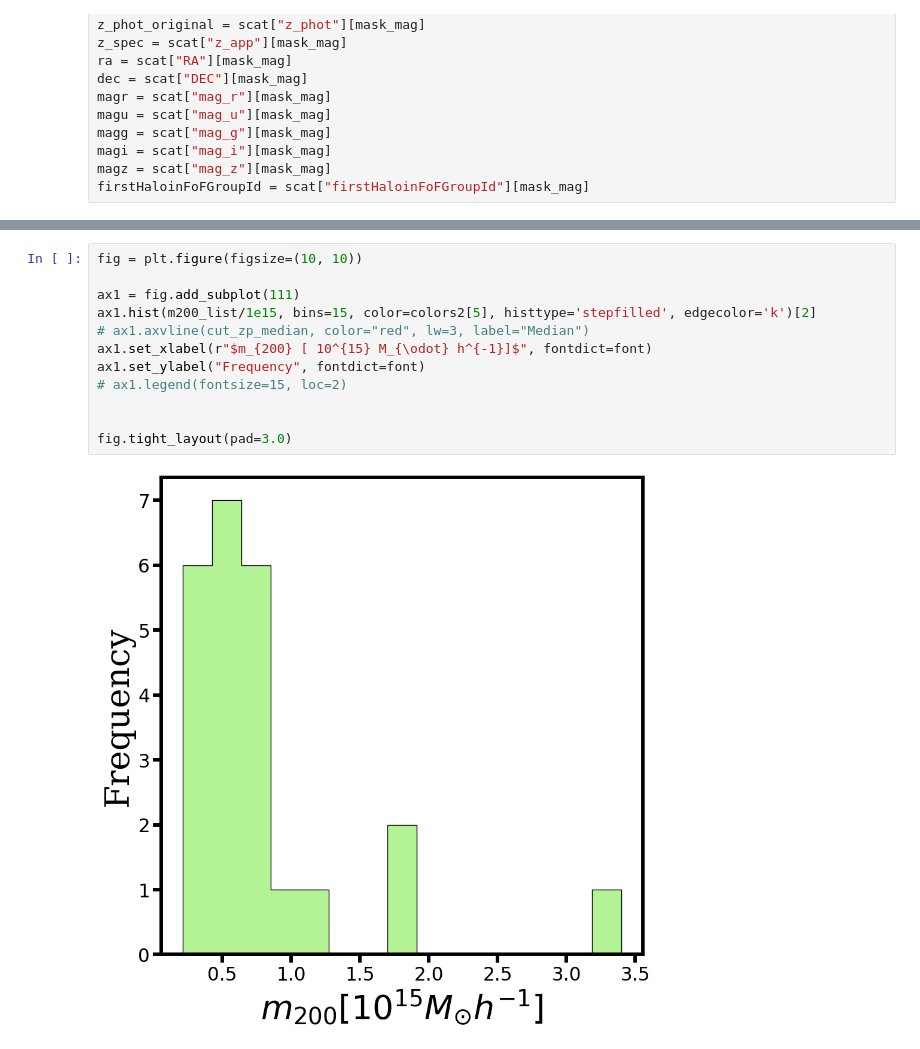
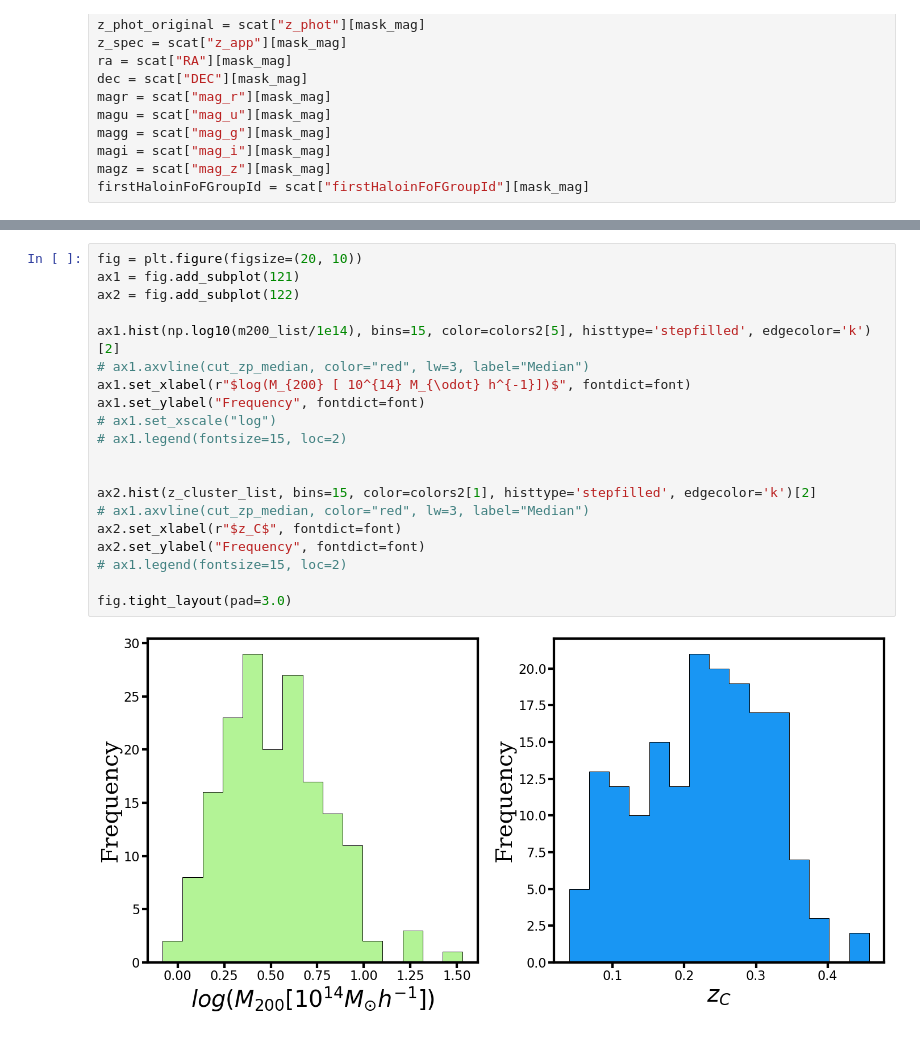
Before and after one commit to elismar2000/galaxy-cluster-membership, a Jupyter notebook: cluster-mock-membership-results.ipynb, the cells around one changed output, grey strips where cells are left out. Drawn from its saved outputs; the diff is of its cells as text.

```diff
--- a/cluster-mock-membership-results.ipynb
+++ b/cluster-mock-membership-results.ipynb
@@ -414,14 +420,22 @@ fig.tight_layout(pad=3.0)
 # %%
-fig = plt.figure(figsize=(10, 10))
+fig = plt.figure(figsize=(20, 10))
+ax1 = fig.add_subplot(121)
+ax2 = fig.add_subplot(122)
 
-ax1 = fig.add_subplot(111)
-ax1.hist(m200_list/1e15, bins=15, color=colors2[5], histtype='stepfilled', edgecolor='k')[2]
+ax1.hist(np.log10(m200_list/1e14), bins=15, color=colors2[5], histtype='stepfilled', edgecolor='k')[2]
 # ax1.axvline(cut_zp_median, color="red", lw=3, label="Median")
-ax1.set_xlabel(r"$m_{200} [ 10^{15} M_{\odot} h^{-1}]$", fontdict=font)
+ax1.set_xlabel(r"$log(M_{200} [ 10^{14} M_{\odot} h^{-1}])$", fontdict=font)
 ax1.set_ylabel("Frequency", fontdict=font)
+# ax1.set_xscale("log")
 # ax1.legend(fontsize=15, loc=2)
 
 
+ax2.hist(z_cluster_list, bins=15, color=colors2[1], histtype='stepfilled', edgecolor='k')[2]
+# ax1.axvline(cut_zp_median, color="red", lw=3, label="Median")
+ax2.set_xlabel(r"$z_C$", fontdict=font)
+ax2.set_ylabel("Frequency", fontdict=font)
+# ax1.legend(fontsize=15, loc=2)
+
 fig.tight_layout(pad=3.0)
 # %% [output]
-[figure, old version]
+[figure, new version]
```
Also changed, not shown: parts of 22 cells of this notebook.
